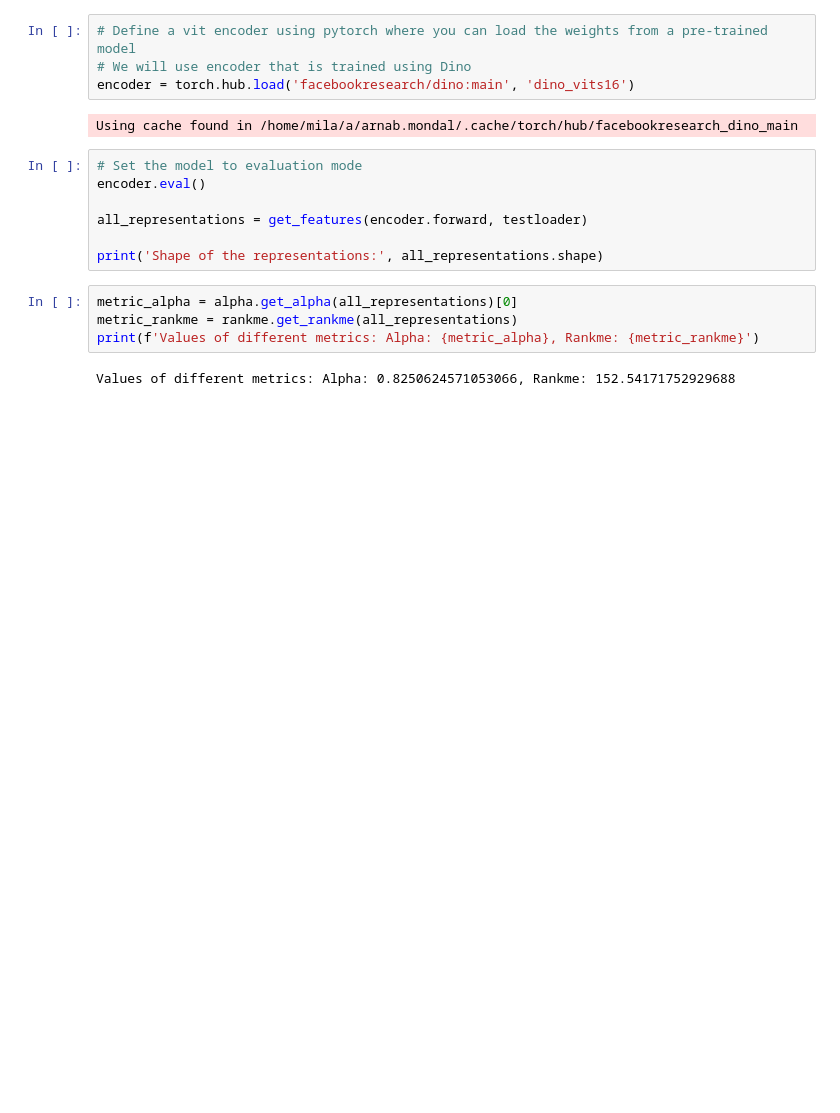
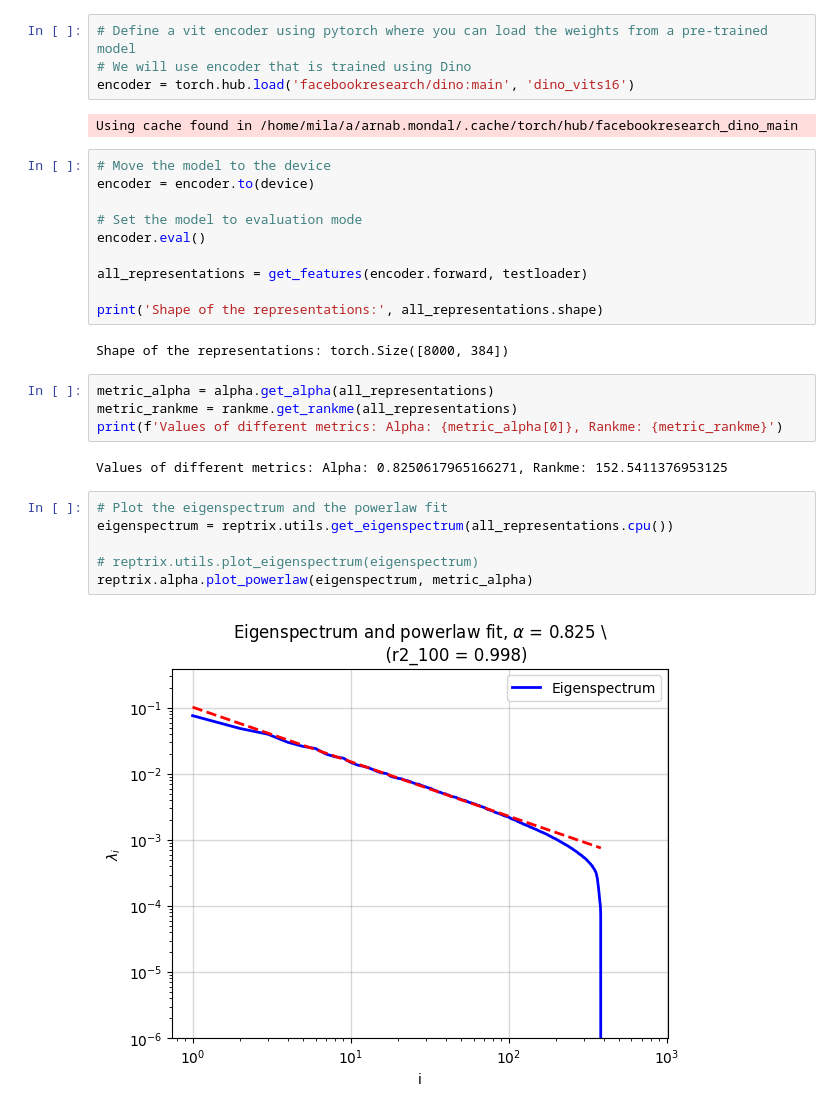
Before and after one commit to arnab39/reptrix, a Jupyter notebook: tutorial.ipynb, the cells around one changed output. Cells and saved outputs as stored; diff of their text form; blank space fills up the shorter version.

```diff
--- a/tutorial.ipynb
+++ b/tutorial.ipynb
@@ -86,15 +98,28 @@ encoder = torch.hub.load('facebookresearch/dino:main', 'dino_vits16')
 # %% [output]
 Using cache found in /home/mila/a/arnab.mondal/.cache/torch/hub/facebookresearch_dino_main
 # %%
+# Move the model to the device
+encoder = encoder.to(device)
+
 # Set the model to evaluation mode
 encoder.eval()
 
 all_representations = get_features(encoder.forward, testloader)
 
 print('Shape of the representations:', all_representations.shape)
+# %% [output]
+Shape of the representations: torch.Size([8000, 384])
 # %%
-metric_alpha = alpha.get_alpha(all_representations)[0]
+metric_alpha = alpha.get_alpha(all_representations)
 metric_rankme = rankme.get_rankme(all_representations)
-print(f'Values of different metrics: Alpha: {metric_alpha}, Rankme: {metric_rankme}')
+print(f'Values of different metrics: Alpha: {metric_alpha[0]}, Rankme: {metric_rankme}')
 # %% [output]
-Values of different metrics: Alpha: 0.8250624571053066, Rankme: 152.54171752929688
+Values of different metrics: Alpha: 0.8250617965166271, Rankme: 152.5411376953125
+# %%
+# Plot the eigenspectrum and the powerlaw fit
+eigenspectrum = reptrix.utils.get_eigenspectrum(all_representations.cpu())
+
+# reptrix.utils.plot_eigenspectrum(eigenspectrum)
+reptrix.alpha.plot_powerlaw(eigenspectrum, metric_alpha)
+# %% [output]
+[figure, added]
```
Also changed, not shown: parts of 9 cells of this notebook.
